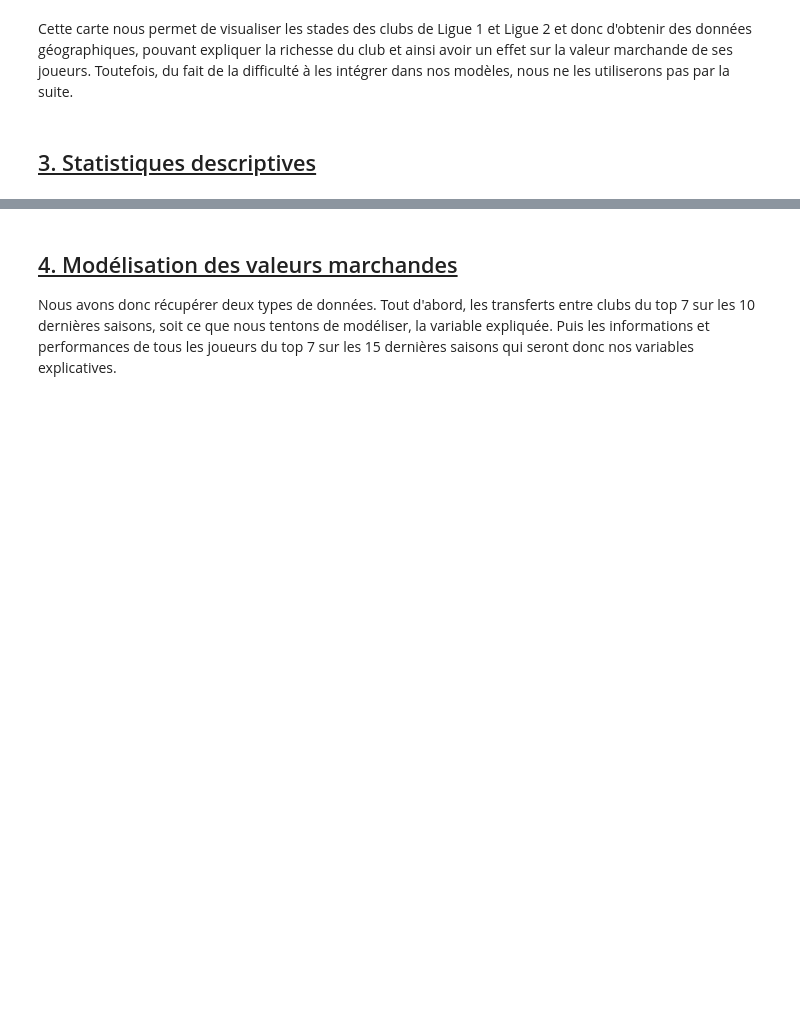
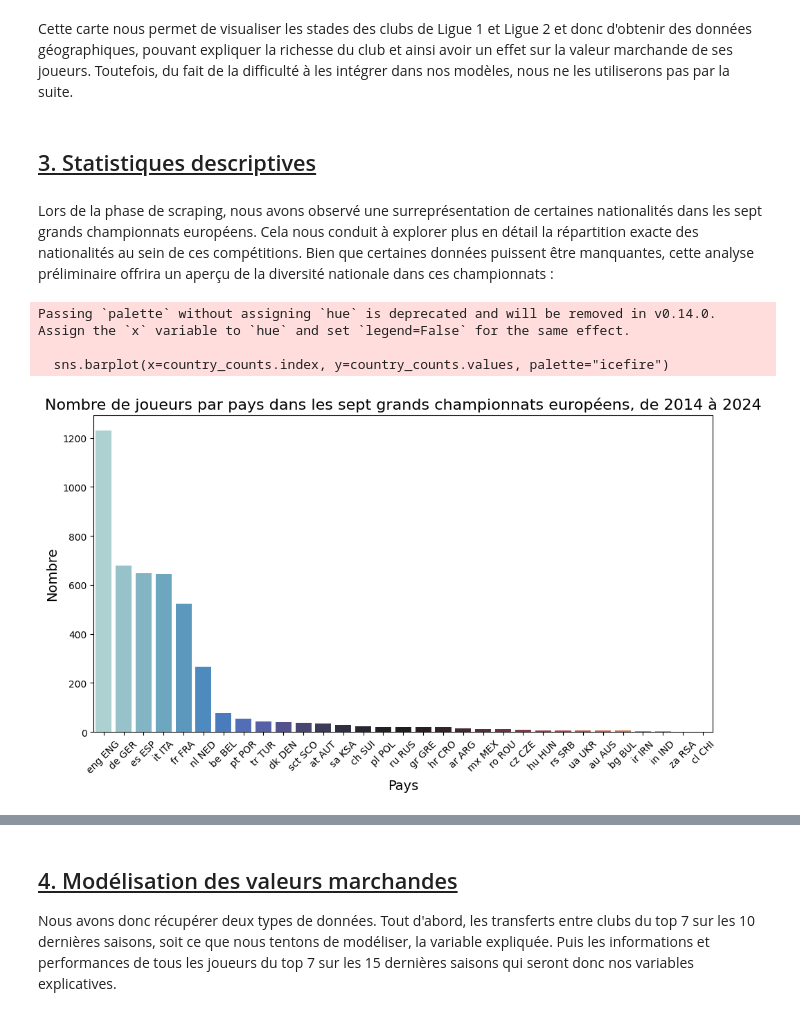
Before and after one commit to romandb21/ModelingFootballValue, a Jupyter notebook: rapport.ipynb, the cells around one changed output, grey strips where cells are left out. Cells and saved outputs as stored; diff of their text form; code cells hidden in the pictures; blank space fills up the shorter version.

```diff
--- a/rapport.ipynb
+++ b/rapport.ipynb
@@ -793,3 +797,15 @@ Cette carte nous permet de visualiser les stades des clubs de Ligue 1 et Ligue 2
 # %% [markdown]
 <a id='statistiques-descriptives'></a>
 ## <u>3. Statistiques descriptives</u>
+# %% [markdown]
+Lors de la phase de scraping, nous avons observé une surreprésentation de certaines nationalités dans les sept grands championnats européens. Cela nous conduit à explorer plus en détail la répartition exacte des nationalités au sein de ces compétitions. Bien que certaines données puissent être manquantes, cette analyse préliminaire offrira un aperçu de la diversité nationale dans ces championnats :
+# %%
+import scraping_data.results_csv.statsdes as des
+
+top7= 'scraping_data/results_csv/players_stats_top7.csv' #data frame of all the players who played at least one season in the top 7
+des.histo_country(top7)
+# %% [output]
+Passing `palette` without assigning `hue` is deprecated and will be removed in v0.14.0. Assign the `x` variable to `hue` and set `legend=False` for the same effect.
+
+  sns.barplot(x=country_counts.index, y=country_counts.values, palette="icefire")
+[figure, added]
```
Also changed, not shown: parts of 11 cells of this notebook, 1 other file.
